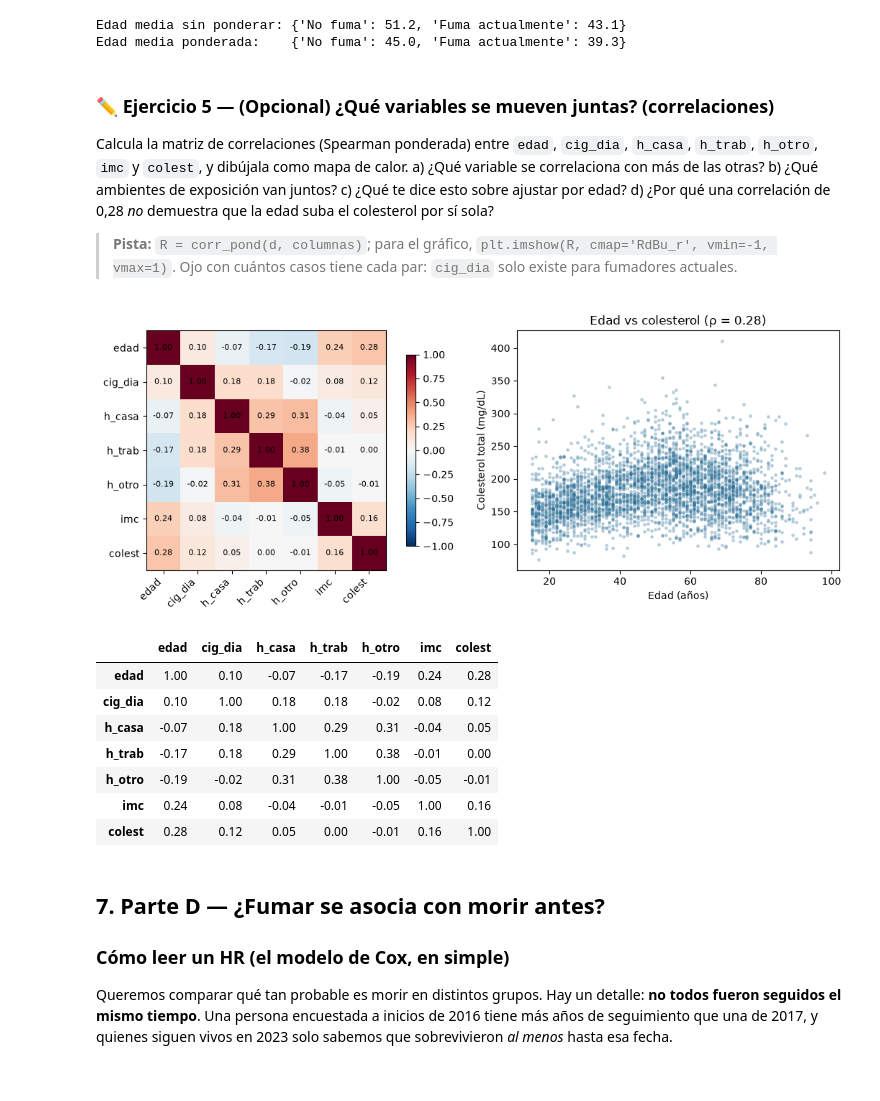
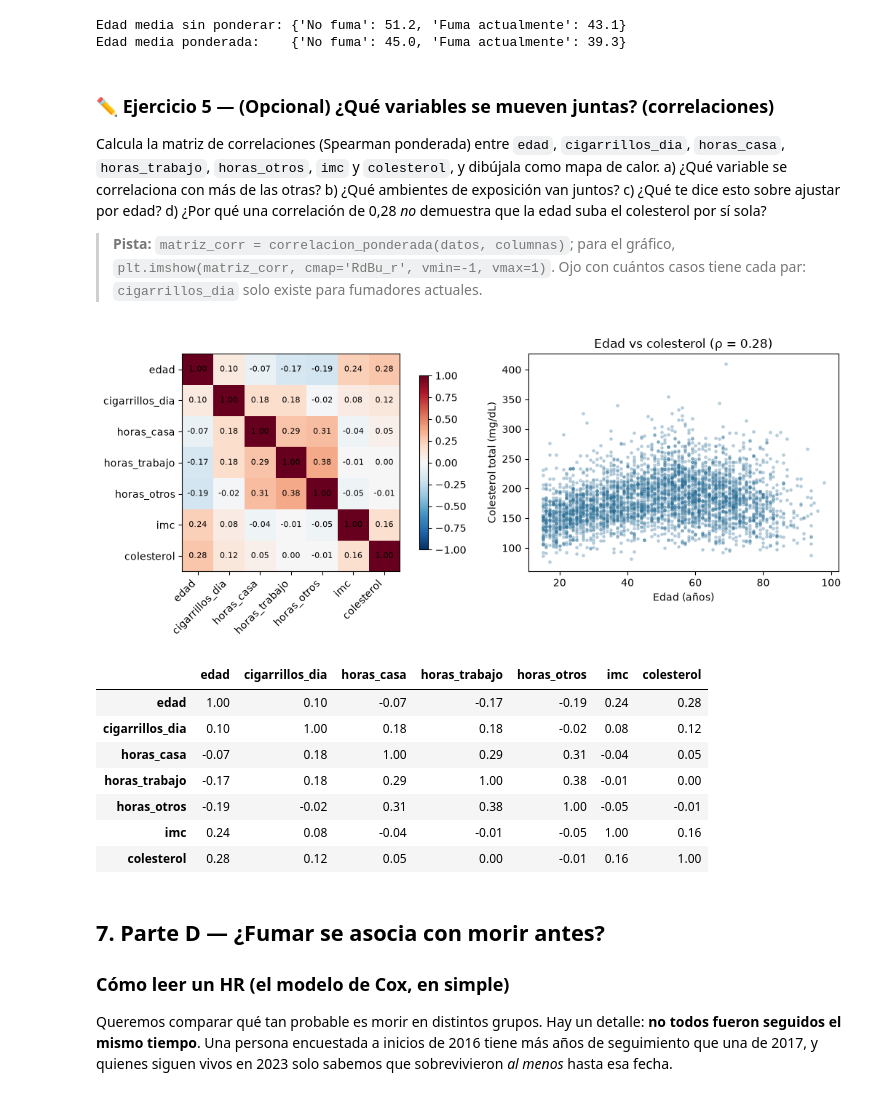
Before and after one commit to simonvidal99/taller-ens-tabaco, a Jupyter notebook: taller/taller_tabaco_FACILITADOR.ipynb, the cells around one changed output. Cells and saved outputs as stored; diff of their text form; code cells hidden in the pictures.

```diff
--- a/taller/taller_tabaco_FACILITADOR.ipynb
+++ b/taller/taller_tabaco_FACILITADOR.ipynb
@@ -21,17 +21,24 @@
 # Solo hace falta en Google Colab o si faltan librerías (puedes ignorar si ya las tienes)
 %pip install -q pandas numpy scipy pyreadstat lifelines matplotlib
 # %%
-import warnings; warnings.filterwarnings("ignore")
+import warnings
+warnings.filterwarnings("ignore")
+
 from pathlib import Path
-import numpy as np, pandas as pd, pyreadstat
+
+import numpy as np
+import pandas as pd
+import pyreadstat
 from scipy import stats
 from lifelines import CoxPHFitter, KaplanMeierFitter
 import matplotlib.pyplot as plt
-pd.set_option("display.width", 200); pd.set_option("display.max_columns", 30)
+
+pd.set_option("display.width", 200)
+pd.set_option("display.max_columns", 30)
 
 # Ruta al archivo. Cámbiala si lo guardaste en otro lugar.
 RUTA = Path("datos/Base de datos Encuesta Nacional de Salud 2016-2017(ENS)+DEF2023.sav")
-RUTA.exists()
+RUTA.exists()   # debe mostrar True
 # %% [output]
 True
 # %% [markdown]
@@ -354,33 +502,43 @@ Edad media ponderada:    {'No fuma': 45.0, 'Fuma actualmente': 39.3}
 # %% [markdown]
 ### ✏️ Ejercicio 5 — (Opcional) ¿Qué variables se mueven juntas? (correlaciones)
 
-Calcula la matriz de correlaciones (Spearman ponderada) entre `edad`, `cig_dia`, `h_casa`, `h_trab`, `h_otro`, `imc` y `colest`, y dibújala como mapa de calor. a) ¿Qué variable se correlaciona con más de las otras? b) ¿Qué ambientes de exposición van juntos? c) ¿Qué te dice esto sobre ajustar por edad? d) ¿Por qué una correlación de 0,28 *no* demuestra que la edad suba el colesterol por sí sola?
+Calcula la matriz de correlaciones (Spearman ponderada) entre `edad`, `cigarrillos_dia`, `horas_casa`, `horas_trabajo`, `horas_otros`, `imc` y `colesterol`, y dibújala como mapa de calor. a) ¿Qué variable se correlaciona con más de las otras? b) ¿Qué ambientes de exposición van juntos? c) ¿Qué te dice esto sobre ajustar por edad? d) ¿Por qué una correlación de 0,28 *no* demuestra que la edad suba el colesterol por sí sola?
 
-> **Pista:** `R = corr_pond(d, columnas)`; para el gráfico, `plt.imshow(R, cmap='RdBu_r', vmin=-1, vmax=1)`. Ojo con cuántos casos tiene cada par: `cig_dia` solo existe para fumadores actuales.
+> **Pista:** `matriz_corr = correlacion_ponderada(datos, columnas)`; para el gráfico, `plt.imshow(matriz_corr, cmap='RdBu_r', vmin=-1, vmax=1)`. Ojo con cuántos casos tiene cada par: `cigarrillos_dia` solo existe para fumadores actuales.
 # %%
-cols = ["edad", "cig_dia", "h_casa", "h_trab", "h_otro", "imc", "colest"]
-R = corr_pond(d, cols)
-fig, ax = plt.subplots(1, 2, figsize=(11.5, 4.4), gridspec_kw={"width_ratios": [1.25, 1]})
-im = ax[0].imshow(R, cmap="RdBu_r", vmin=-1, vmax=1)
-ax[0].set_xticks(range(len(cols)), cols, rotation=45, ha="right"); ax[0].set_yticks(range(len(cols)), cols)
-for i in range(len(cols)):
-    for j in range(len(cols)):
-        ax[0].text(j, i, f"{R.iloc[i, j]:.2f}", ha="center", va="center", fontsize=8)
-plt.colorbar(im, ax=ax[0], shrink=.8)
-ax[1].scatter(d.edad, d.colest, s=6, alpha=.25, color="#2a6f97")
-ax[1].set(xlabel="Edad (años)", ylabel="Colesterol total (mg/dL)", title=f"Edad vs colesterol (ρ = {R.loc['edad', 'colest']:.2f})")
-plt.tight_layout(); plt.show()
-R.round(2)
+columnas_corr = ["edad", "cigarrillos_dia", "horas_casa", "horas_trabajo", "horas_otros", "imc", "colesterol"]
+matriz_corr = correlacion_ponderada(datos, columnas_corr)
+
+fig, ejes = plt.subplots(1, 2, figsize=(11.5, 4.4), gridspec_kw={"width_ratios": [1.25, 1]})
+
+# Izquierda: mapa de calor con el valor de cada correlación escrito encima
+mapa = ejes[0].imshow(matriz_corr, cmap="RdBu_r", vmin=-1, vmax=1)
+ejes[0].set_xticks(range(len(columnas_corr)), columnas_corr, rotation=45, ha="right")
+ejes[0].set_yticks(range(len(columnas_corr)), columnas_corr)
+for fila in range(len(columnas_corr)):
+    for columna in range(len(columnas_corr)):
+        ejes[0].text(columna, fila, f"{matriz_corr.iloc[fila, columna]:.2f}",
+                     ha="center", va="center", fontsize=8)
+plt.colorbar(mapa, ax=ejes[0], shrink=0.8)
+
+# Derecha: un ejemplo concreto (edad contra colesterol)
+ejes[1].scatter(datos.edad, datos.colesterol, s=6, alpha=0.25, color="#2a6f97")
+ejes[1].set(xlabel="Edad (años)", ylabel="Colesterol total (mg/dL)",
+            title=f"Edad vs colesterol (ρ = {matriz_corr.loc['edad', 'colesterol']:.2f})")
+plt.tight_layout()
+plt.show()
+
+matriz_corr.round(2)
 # %% [output]
-[figure, old version]
+[figure, new version]
-|  | edad | cig_dia | h_casa | h_trab | h_otro | imc | colest |
+|  | edad | cigarrillos_dia | horas_casa | horas_trabajo | horas_otros | imc | colesterol |
 | edad | 1.00 | 0.10 | -0.07 | -0.17 | -0.19 | 0.24 | 0.28 |
-| cig_dia | 0.10 | 1.00 | 0.18 | 0.18 | -0.02 | 0.08 | 0.12 |
-| h_casa | -0.07 | 0.18 | 1.00 | 0.29 | 0.31 | -0.04 | 0.05 |
-| h_trab | -0.17 | 0.18 | 0.29 | 1.00 | 0.38 | -0.01 | 0.00 |
-| h_otro | -0.19 | -0.02 | 0.31 | 0.38 | 1.00 | -0.05 | -0.01 |
+| cigarrillos_dia | 0.10 | 1.00 | 0.18 | 0.18 | -0.02 | 0.08 | 0.12 |
+| horas_casa | -0.07 | 0.18 | 1.00 | 0.29 | 0.31 | -0.04 | 0.05 |
+| horas_trabajo | -0.17 | 0.18 | 0.29 | 1.00 | 0.38 | -0.01 | 0.00 |
+| horas_otros | -0.19 | -0.02 | 0.31 | 0.38 | 1.00 | -0.05 | -0.01 |
 | imc | 0.24 | 0.08 | -0.04 | -0.01 | -0.05 | 1.00 | 0.16 |
-| colest | 0.28 | 0.12 | 0.05 | 0.00 | -0.01 | 0.16 | 1.00 |
+| colesterol | 0.28 | 0.12 | 0.05 | 0.00 | -0.01 | 0.16 | 1.00 |
 # %% [markdown]
 ## 7. Parte D — ¿Fumar se asocia con morir antes?
 
```
Also changed, not shown: parts of 26 cells of this notebook, 4 other files.
